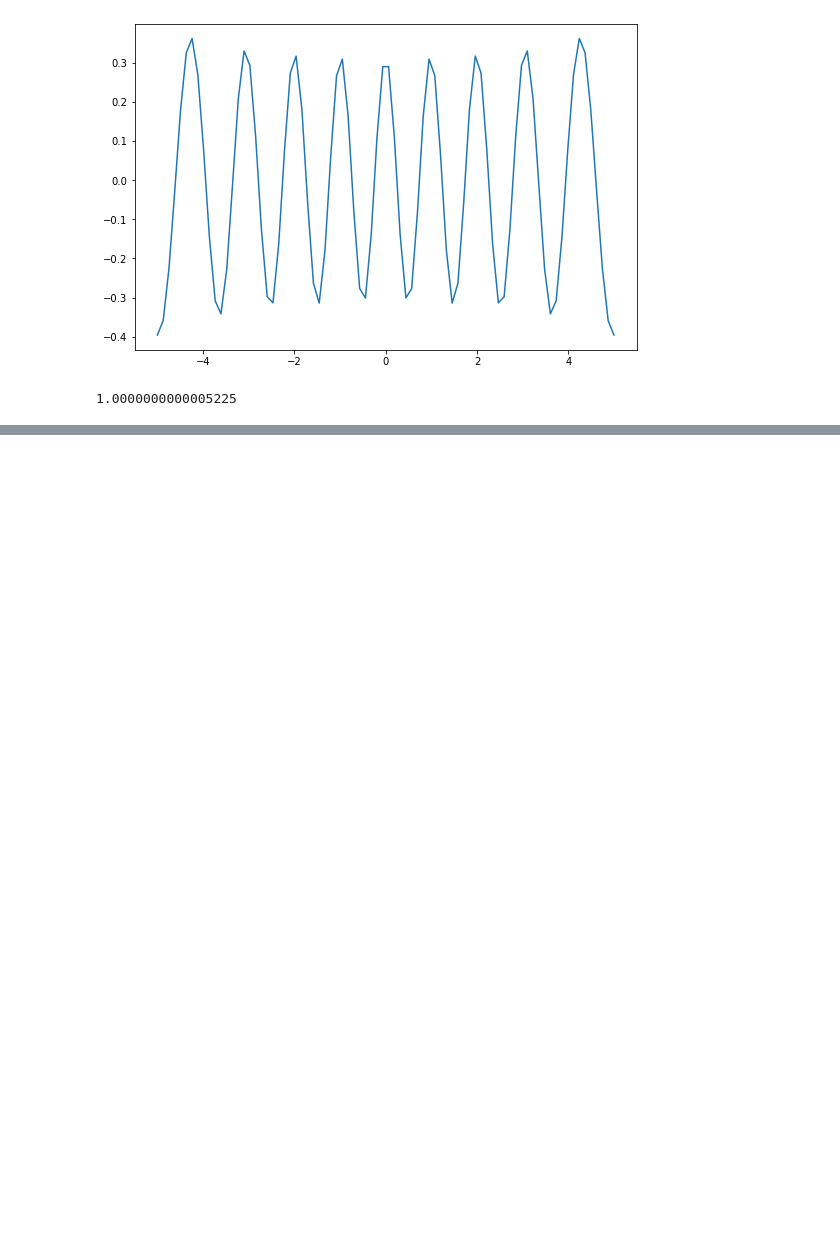
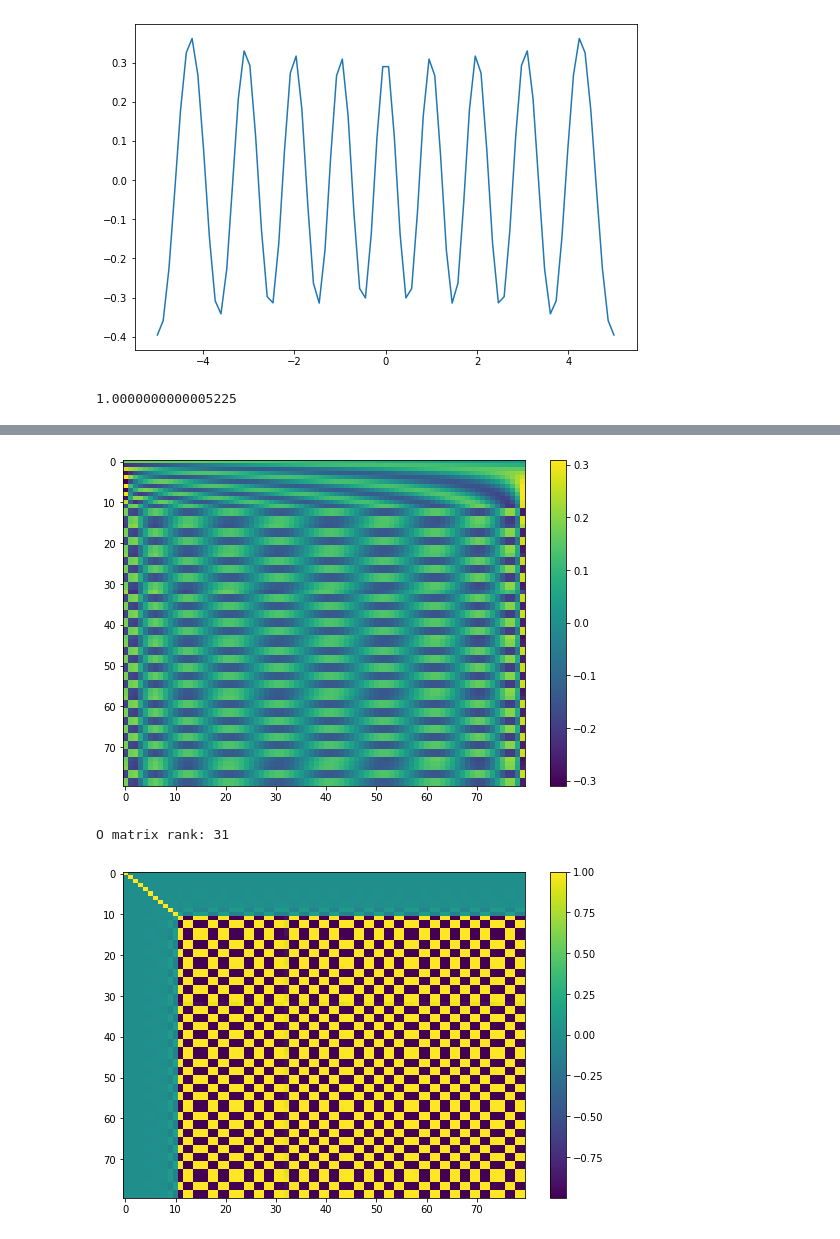
Before and after one commit to stmeinecke/derrom, a Jupyter notebook: misc/Hermite.ipynb, the cells around one changed output, grey strips where cells are left out. Drawn from its saved outputs; the diff is of its cells as text; code cells hidden in the pictures; blank space fills up the shorter version.

```diff
--- a/misc/Hermite.ipynb
+++ b/misc/Hermite.ipynb
@@ -132,0 +114,48 @@ H matrix rank: 27
+# %%
+import numpy.linalg as la
+def orthogonalize(U, eps=1e-15):
+    """
+    Orthogonalizes the matrix U (d x n) using Gram-Schmidt Orthogonalization.
+    If the columns of U are linearly dependent with rank(U) = r, the last n-r columns
+    will be 0.
+
+    Args:
+        U (numpy.array): A d x n matrix with columns that need to be orthogonalized.
+        eps (float): Threshold value below which numbers are regarded as 0 (default=1e-15).
+
+    Returns:
+        (numpy.array): A d x n orthogonal matrix. If the input matrix U's cols were
+            not linearly independent, then the last n-r cols are zeros.
+    """
+
+    n = len(U[0])
+    # numpy can readily reference rows using indices, but referencing full rows is a little
+    # dirty. So, work with transpose(U)
+    V = U.copy().T
+    for i in range(n):
+        prev_basis = V[0:i]     # orthonormal basis before V[i]
+        coeff_vec = np.dot(prev_basis, V[i].T)  # each entry is np.dot(V[j], V[i]) for all j < i
+        # subtract projections of V[i] onto already determined basis V[0:i]
+        V[i] -= np.dot(coeff_vec, prev_basis).T
+        if la.norm(V[i]) < eps:
+            V[i][V[i] < eps] = 0.   # set the small entries to 0
+        else:
+            V[i] /= la.norm(V[i])
+    return V.T
+
+O = orthogonalize(HermiteReducer.H_matrix.T).T
+
+plt.imshow(O, aspect='auto', interpolation='none')
+plt.colorbar()
+plt.show()
+
+
+print('O matrix rank:', np.linalg.matrix_rank(O))
+
+plt.imshow(O @ O.T, aspect='auto', interpolation='none')
+plt.colorbar()
+plt.show()
+# %% [output]
+[figure, added]
+O matrix rank: 31
+[figure, added]
```
Also changed, not shown: parts of 6 cells of this notebook.
